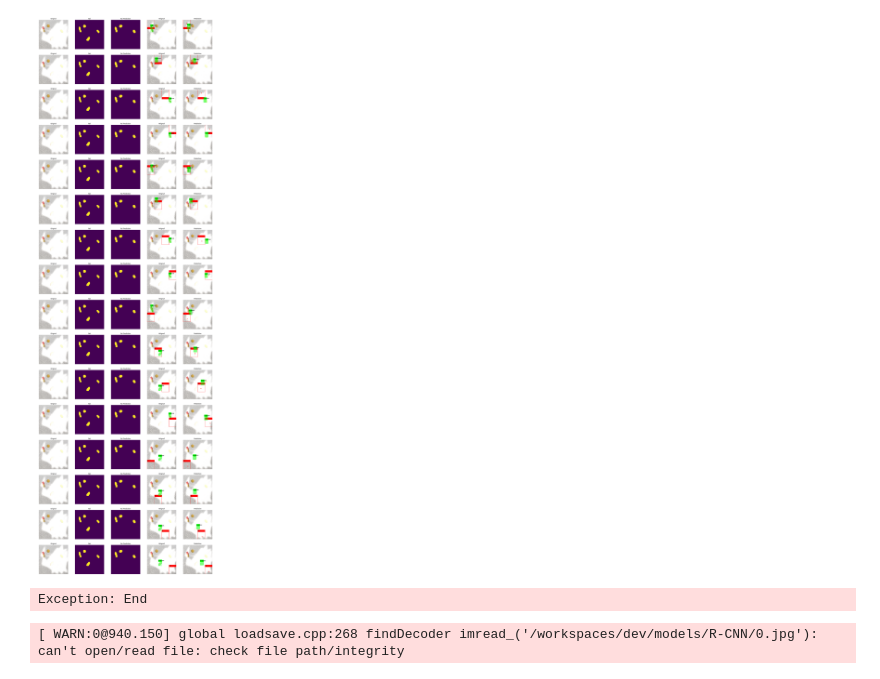
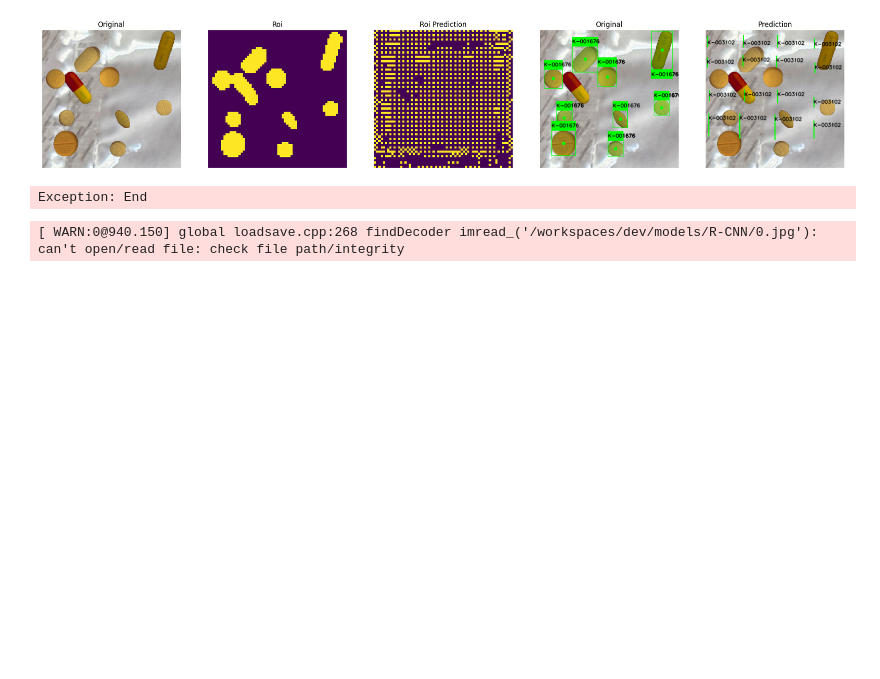
Before and after one commit to sangjung0/ModelForge, a Jupyter notebook: models/R-CNN/PillNet_test.ipynb, the cells around one changed output. Cells and saved outputs as stored; diff of their text form; code cells hidden in the pictures; blank space fills up the shorter version.

Commit message:
[UPDATE] PillNet

```diff
--- a/models/R-CNN/PillNet_test.ipynb
+++ b/models/R-CNN/PillNet_test.ipynb
@@ -27,7 +25,11 @@ INPUT_SIZE = (256, 256, 3)
 SOURCE_PATH = '/workspaces/dev/datasets/pills/data'
 LABEL_PATH = '/workspaces/dev/datasets/pills/class_label.csv'
 BACKGROUND_IMAGEES_PATH = '/workspaces/dev/data'
+# %%
+TRAIN_DATA_SIZE = 100000
+BATCH_SIZE = 1
+INPUT_SIZE = (256, 256, 3)
 # %%
-model = keras.models.load_model("/workspaces/dev/models/R-CNN/checkpoints/pill_net.keras", custom_objects={'PillNet': PillNet})
-model.compile(jit_compile=False)
+model = keras.models.load_model("/workspaces/dev/models/R-CNN/checkpoints/pill_net_2025_03_14.keras")
+model.compile_option(jit_compile=False)
 # %% [output]
@@ -41,12 +37,12 @@ To silence this warning, decorate the function with @tf.autograph.experimental.d
 # %%
 generative_sequence = GenerativeSequence(
-  100, BATCH_SIZE, input_size=INPUT_SIZE[:2], material_path=SOURCE_PATH, label_path=LABEL_PATH,
+  TRAIN_DATA_SIZE, BATCH_SIZE, input_size=INPUT_SIZE[:2], material_path=SOURCE_PATH, label_path=LABEL_PATH,
   background_images_path=BACKGROUND_IMAGEES_PATH, use_multiprocessing=True, workers=12)
 # %%
 def visualize(views):
   height = len(views)
   width = len(views[0])
-  fig, axes = plt.subplots(height, width, figsize=(width*5, height*5))
+  fig, axes = plt.subplots(height, width, figsize=(width*5, height*5), squeeze=False)
 
   for row, view in enumerate(views):
     for col, (img, title) in enumerate(view):
@@ -156,36 +131,35 @@ X, y = generative_sequence[idx]
 pred_y = model.predict(X)
 
 idx += 1
-grid_count = INPUT_SIZE[0]//64
+grid_size = model.grid_size
 z = zip(
   X, zip(y["roi"], y["centroid"], y["detection"], y["segmentation"], y["classification"]),
   zip(pred_y["roi"], pred_y["centroid"], pred_y["detection"], pred_y["segmentation"], pred_y["classification"])
 )
 
-for img, y, pred_y in z:
+for img, y_true, y_pred in z:
   img_height = img.shape[0]
   img_width = img.shape[1]
   view_lines = []
 
-  roi = y[0].astype(np.uint8) * 255
-  pred_roi = (np.squeeze(pred_y[0], axis=-1) > 0.5).astype(np.uint8) * 255
+  roi = y_true[0].astype(np.uint8) * 255
+  pred_roi = (y_pred[0] > 0.5).astype(np.uint8) * 255
   img = (img * 255).astype(np.uint8)
+  view = [(img, "Original"), (roi, "Roi"), (pred_roi, "Roi Prediction")]
 
-  ys = zip(zip(y[1], y[2], y[3], y[4]), zip(pred_y[1], pred_y[2], pred_y[3], pred_y[4]))
+  original_img = img.copy()
+  pred_img = img.copy()
 
-  for index, (y, pred_y) in enumerate(ys):
-    view = [(img, "Original"), (roi, "Roi"), (pred_roi, "Roi Prediction")]
+  y = zip(zip(y_true[1], y_true[2], y_true[3], y_true[4]), zip(y_pred[1], y_pred[2], y_pred[3], y_pred[4]))
+  for row, (y_true, y_pred) in enumerate(y):
+    y = zip(zip(y_true[0], y_true[1], y_true[2], y_true[3]), zip(y_pred[0], y_pred[1], y_pred[2], y_pred[3]))
+    for col, (y_true, y_pred) in enumerate(y):
+      original_img = draw_y(original_img, img_width, img_height, grid_size, row, col, y_true)
+      pred_img = draw_y(pred_img, img_width, img_height, grid_size, row, col, y_pred)
 
-    original_img = img.copy()
-    pred_img = img.copy()
-
-    original_img = draw_y(original_img, img_width, img_height, grid_count, index, y)
-    pred_img = draw_y(pred_img, img_width, img_height, grid_count, index, pred_y)
-
-
-    view.append((original_img, "Original"))
-    view.append((pred_img, "Prediction"))
-    view_lines.append(view)
+  view.append((original_img, "Original"))
+  view.append((pred_img, "Prediction"))
+  view_lines.append(view)
 
 visualize(view_lines)
 # %% [output]
@@ -193,4 +167,4 @@ visualize(view_lines)
-[figure, old version]
+[figure, new version]
 # %%
 raise Exception("End")
 # %% [output]
```
Also changed, not shown: parts of 5 cells of this notebook, 3 other files.
